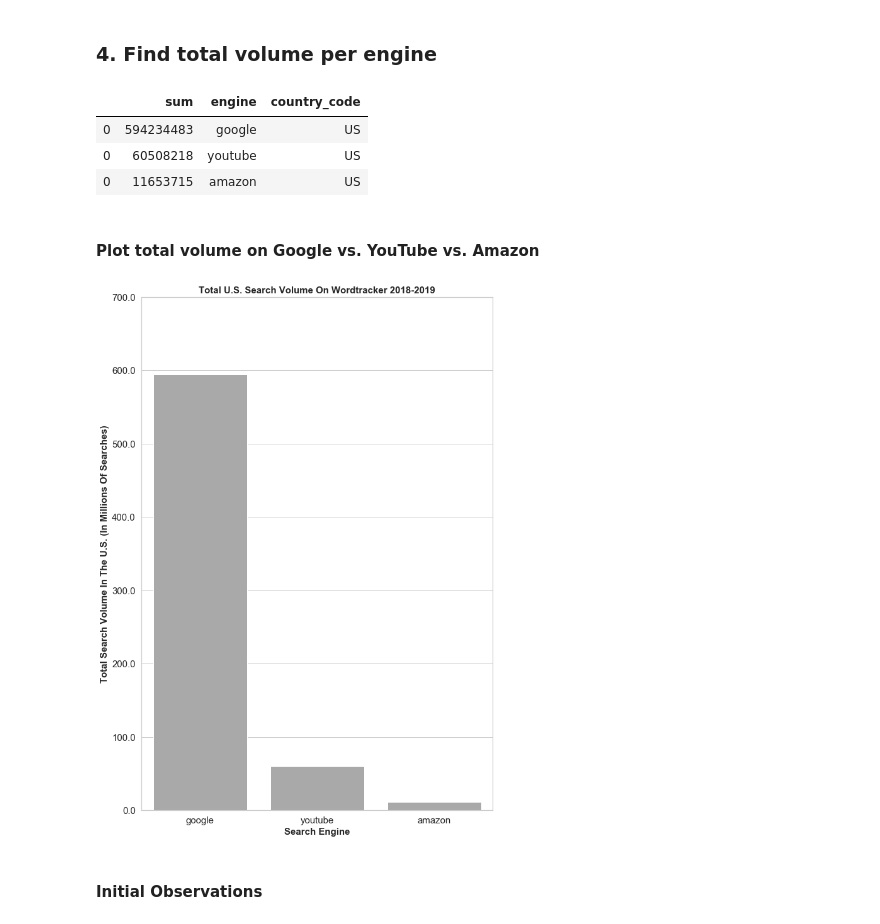
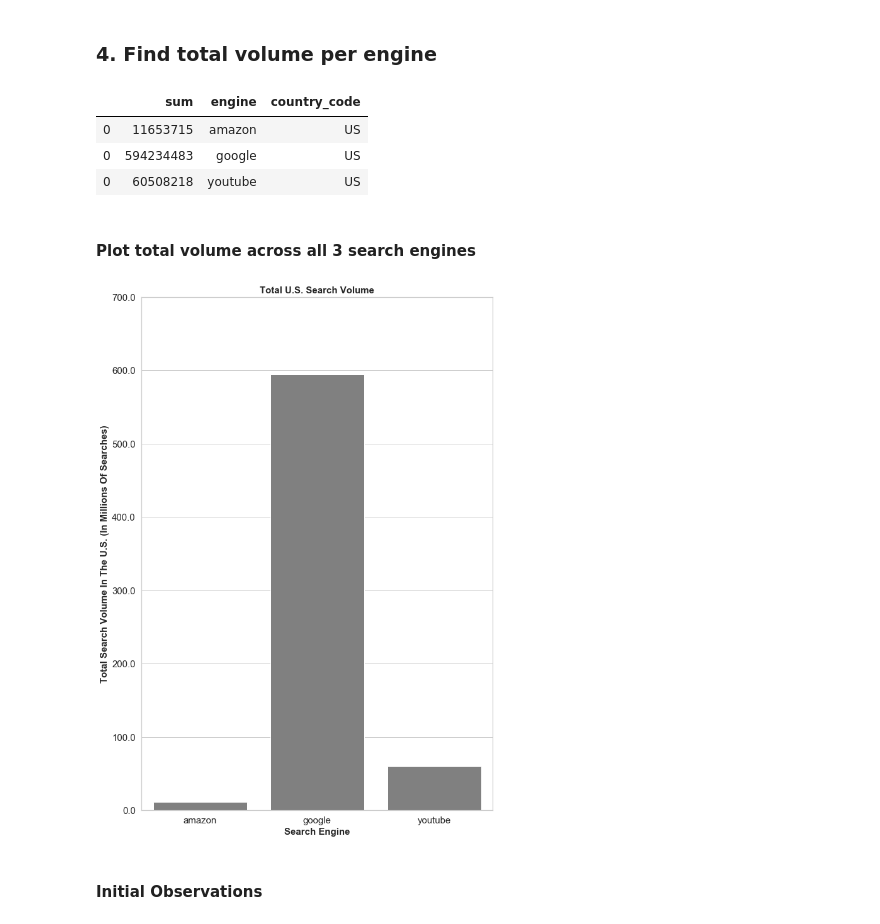
Before and after one commit to alexwcheng/athleisure-advertising, a Jupyter notebook: jupyter_notebook/Exploratory Data Analysis.ipynb, the cells around one changed output. Cells and saved outputs as stored; diff of their text form; code cells hidden in the pictures.

```diff
--- a/jupyter_notebook/Exploratory Data Analysis.ipynb
+++ b/jupyter_notebook/Exploratory Data Analysis.ipynb
@@ -75,30 +81,31 @@ total_volume_usa = pd.concat([total_volume_usa_google, total_volume_usa_youtube,
 #only show what we care about - sum, engine, and country
 
 total_volume_usa = total_volume_usa.drop(['max', 'count', 'avg', 'volume'], axis=1)
+total_volume_usa = total_volume_usa.sort_values('engine', ascending=True)
 total_volume_usa
 # %% [output]
 |  | sum | engine | country_code |
+| 0 | 11653715 | amazon | US |
 | 0 | 594234483 | google | US |
 | 0 | 60508218 | youtube | US |
-| 0 | 11653715 | amazon | US |
-# %% [markdown]
-#### Plot total volume on Google vs. YouTube vs. Amazon
+# %% [markdown]
+#### Plot total volume across all 3 search engines
 # %%
 #barplot of total search volume across all 3 major search engines
 
 sns.set(style="whitegrid", color_codes=True, font_scale=1.7)
 fig, ax = plt.subplots()
 fig.set_size_inches(10,15)
-ax = sns.barplot(x="engine", y="sum", ci=None, color='darkgrey', data=total_volume_usa)
+ax = sns.barplot(x="engine", y="sum", ci=None, color='grey', data=total_volume_usa)
 plt.xlabel('Search Engine', fontsize=15, weight = 'bold')
 plt.ylabel('Total Search Volume In The U.S. (In Millions Of Searches)', fontsize=15, weight = 'bold')
-plt.title('Total U.S. Search Volume On Wordtracker 2018-2019', fontsize=15, weight = 'bold')
+plt.title('Total U.S. Search Volume', fontsize=15, weight = 'bold')
 ax.set_xticklabels(ax.get_xticklabels(), fontsize=15, rotation=0)
 ax.set_yticklabels(ax.get_yticklabels(), fontsize=15, rotation=0)
 plt.yticks(ax.get_yticks(), ax.get_yticks()/1000000)
 plt.show()
 # %% [output]
-[figure, old version]
+[figure, new version]
 # %% [markdown]
 #### Initial Observations
 # %% [markdown]
```
Also changed, not shown: parts of 69 cells of this notebook, 5 other files.
